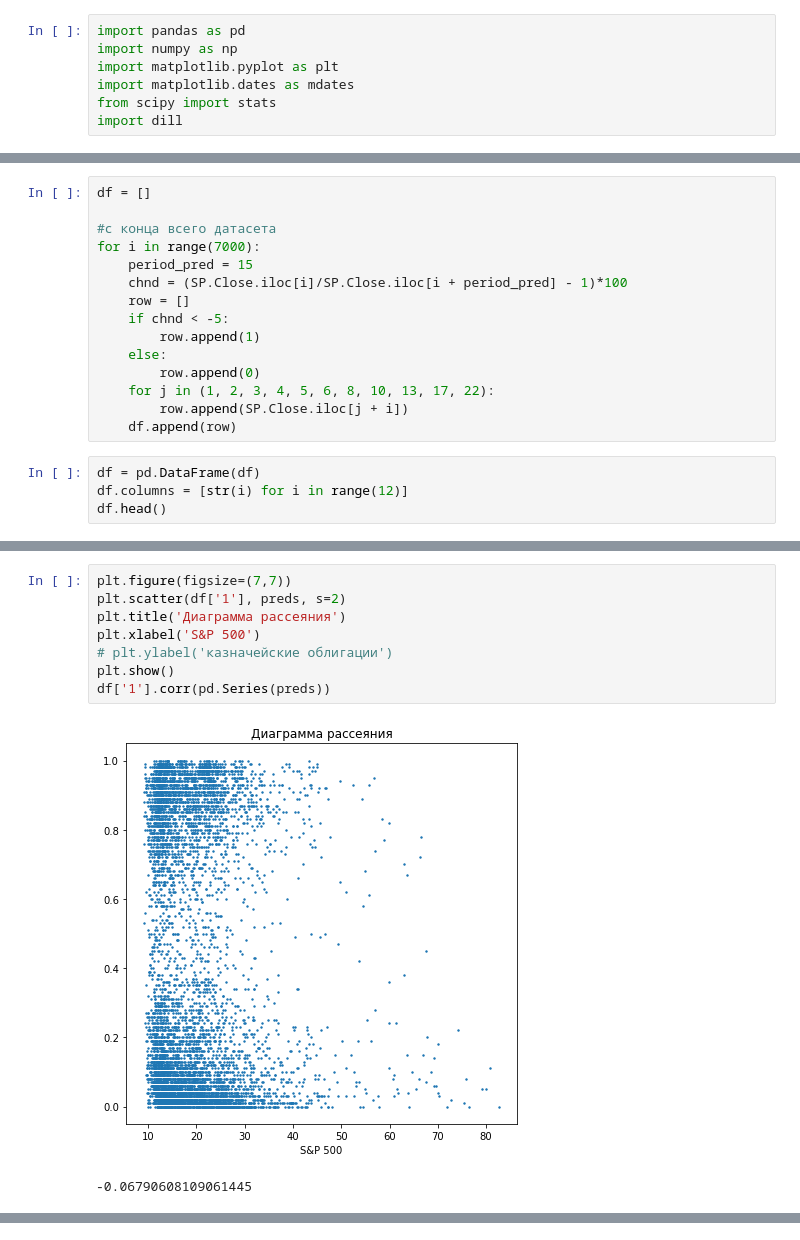
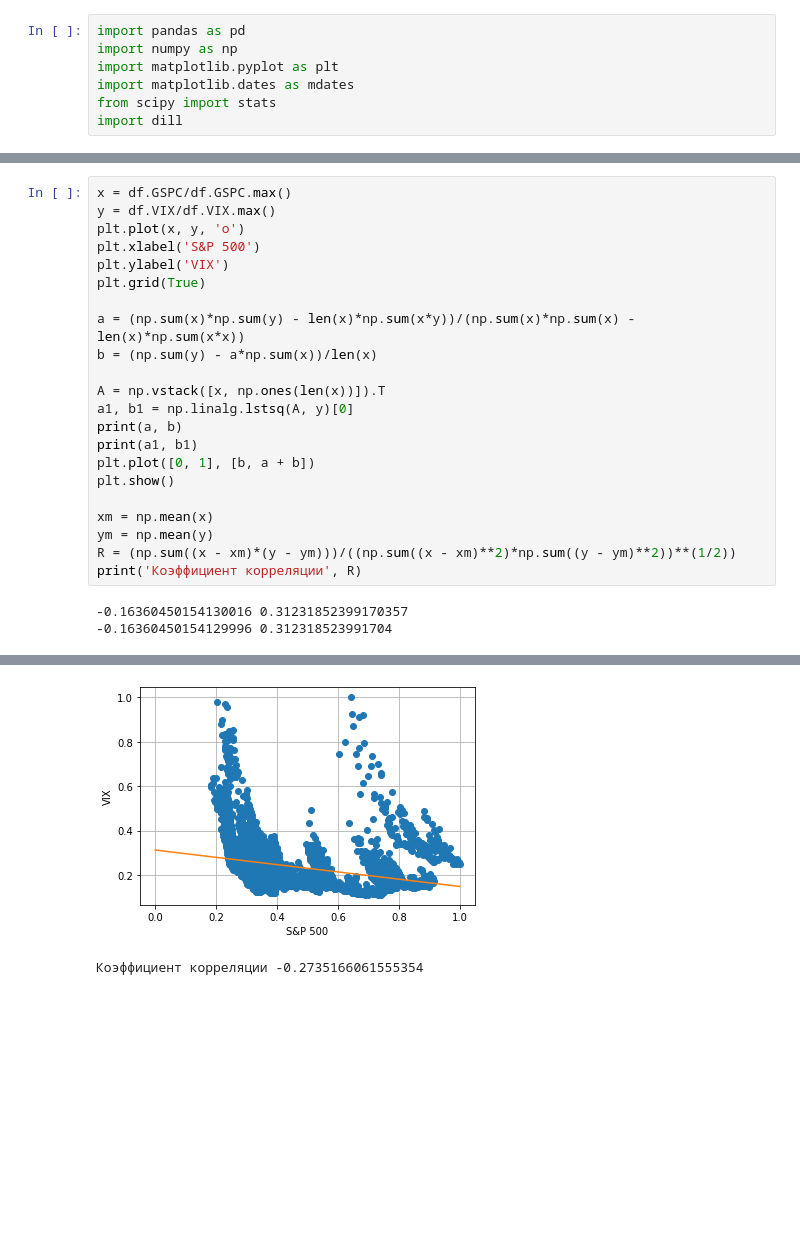
Before and after one commit to ksn38/fin, a Jupyter notebook: cor.ipynb, the cells around one changed output, grey strips where cells are left out. Cells and saved outputs as stored; diff of their text form; blank space fills up the shorter version.

```diff
--- a/cor.ipynb
+++ b/cor.ipynb
@@ -105,19 +81,0 @@ SP = SP.iloc[::-1]
-# %%
-df = []
-
-#с конца всего датасета
-for i in range(7000):
-    period_pred = 15
-    chnd = (SP.Close.iloc[i]/SP.Close.iloc[i + period_pred] - 1)*100
-    row = []
-    if chnd < -5:
-        row.append(1)
-    else:
-        row.append(0)
-    for j in (1, 2, 3, 4, 5, 6, 8, 10, 13, 17, 22):
-        row.append(SP.Close.iloc[j + i])
-    df.append(row)
-# %%
-df = pd.DataFrame(df)
-df.columns = [str(i) for i in range(12)]
-df.head()
@@ -188,11 +82,25 @@ plt.show()
-# %%
-plt.figure(figsize=(7,7))
-plt.scatter(df['1'], preds, s=2)
-plt.title('Диаграмма рассеяния')
-plt.xlabel('S&P 500')
-# plt.ylabel('казначейские облигации')
-plt.show()
-df['1'].corr(pd.Series(preds))
-# %% [output]
-[figure, removed]
--0.06790608109061445
+# %%
+x = df.GSPC/df.GSPC.max()
+y = df.VIX/df.VIX.max()
+plt.plot(x, y, 'o')
+plt.xlabel('S&P 500')
+plt.ylabel('VIX')
+plt.grid(True)
+
+a = (np.sum(x)*np.sum(y) - len(x)*np.sum(x*y))/(np.sum(x)*np.sum(x) - len(x)*np.sum(x*x))
+b = (np.sum(y) - a*np.sum(x))/len(x)
+
+A = np.vstack([x, np.ones(len(x))]).T
+a1, b1 = np.linalg.lstsq(A, y)[0]
+print(a, b)
+print(a1, b1)
+plt.plot([0, 1], [b, a + b])
+plt.show()
+
+xm = np.mean(x)
+ym = np.mean(y)
+R = (np.sum((x - xm)*(y - ym)))/((np.sum((x - xm)**2)*np.sum((y - ym)**2))**(1/2))
+print('Коэффициент корреляции', R)
+# %% [output]
+-0.16360450154130016 0.31231852399170357
+-0.16360450154129996 0.312318523991704
@@ -198,0 +109,2 @@ df['1'].corr(pd.Series(preds))
+[figure, added]
+Коэффициент корреляции -0.2735166061555354
```
Also changed, not shown: parts of 20 cells of this notebook, 1 other file.
